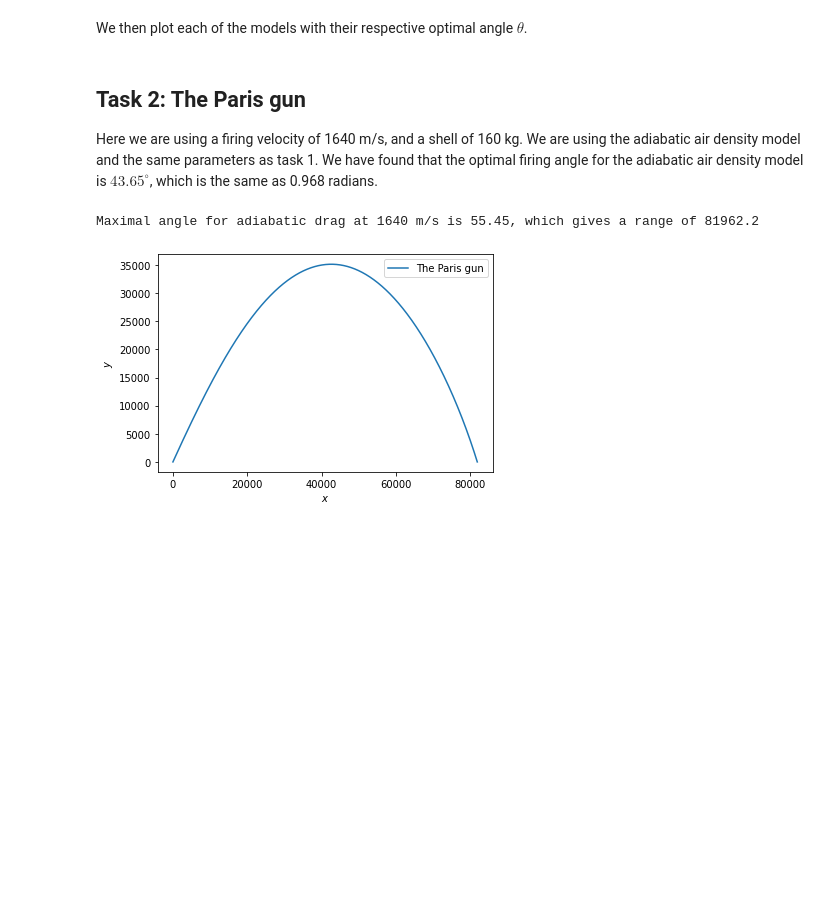
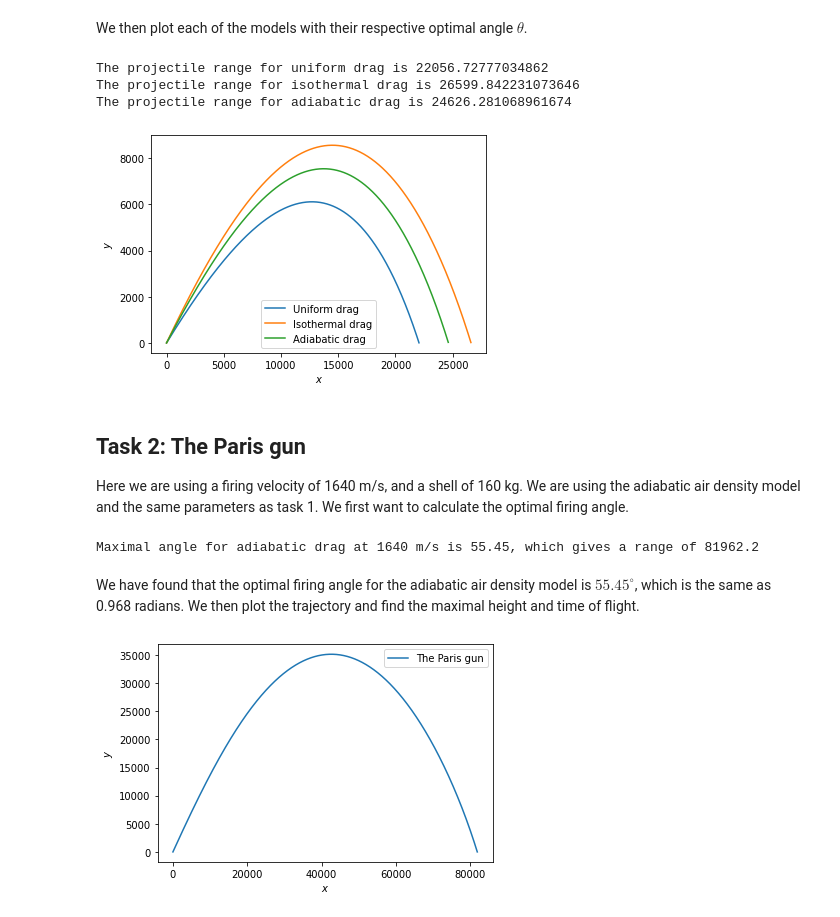
Before and after one commit to Inga-Konow/klasmek1, a Jupyter notebook: Assignment1.ipynb, the cells around one changed output. Drawn from its saved outputs; the diff is of its cells as text; code cells hidden in the pictures; blank space fills up the shorter version.

```diff
--- a/Assignment1.ipynb
+++ b/Assignment1.ipynb
@@ -96,31 +96,26 @@ class Drag_type(Enum):
 
 
 
-
+def phase_derivative_nodrag(ph: Phase, t: float):
+	'''Basic derivative-equation'''
+	return Phase(ph.v_x, ph.v_y, 0, -g)
 
 def phase_derivative_drag(ph: Phase, t: float, drag_multiplier=1):
-	'''Derivative-equation including drag, which allows for a atmosphere-specificdrag_multiplier'''
+	'''Derivative-equation including drag'''
 	#Friction points in negative-v-direction with size B*v^2, where
 	# B/m = drag_coefficient, so the acceleration caused
 	#  by friction is given by drag_coefficient * v * (-v-vector)
 	drag_factor = drag_coefficient*ph.speed()*drag_multiplier  #
 	return Phase(ph.v_x, ph.v_y, -drag_factor*ph.v_x, -drag_factor*ph.v_y-g)
 
-def phase_derivative_nodrag(ph: Phase, t: float):
-	'''Basic derivative-equation without drag'''
-	return phase_derivative_drag(ph, t, 0)
-
 def phase_derivative_isothermal_drag(ph: Phase, t: float):
-	'''Basic derivative-equation with isothermal atmosphere drag'''
 	drag_multiplier = np.exp(-ph.y/y0)
 	return phase_derivative_drag(ph, t, drag_multiplier)
 
 def phase_derivative_uniform_drag(ph: Phase, t: float):
-	'''Basic derivative-equation with uniform atmosphere drag'''
 	return phase_derivative_drag(ph, t)
 
 def phase_derivative_adiabatic_drag(ph: Phase, t: float):
-	'''Basic derivative-equation with adiabatic atmosphere drag'''
 	inside_constant=1-6.5e-3*ph.y/T0
 	inside_constant = max(inside_constant,0)
 	drag_multiplier = (inside_constant)**alfa
@@ -229,10 +224,33 @@ Maximal angle for isothermal drag at 700 m/s is 46.36, which gives a range of 26
 Maximal angle for adiabatic drag at 700 m/s is 43.64, which gives a range of 24640.1
 # %% [markdown]
 We then plot each of the models with their respective optimal angle $\theta$.
+# %%
+angles = [39.09,46.36,43.64]
+v = 700
+fig, ax = plt.subplots(1,1)
+i=0
+for drag_type in [Drag_type.UNIFORM, Drag_type.ISOTHERMAL, Drag_type.ADIABATIC]:
+    initial_phase = Phase(0, 0, *polar_to_cartesian(v, angles[i]*np.pi/180))
+    launch = SYS(initial_phase, drag_type=drag_type)
+    launch.propagate_until_crash(y_floor=0, dt=1e-1)
+    phases = launch.phases
+    xs, ys, vxs, vys = np.array(phases).T
+    ax.plot(xs, ys, label=drag_type.value)
+    ax.legend()
+    ax.set_xlabel(r"$x$")
+    ax.set_ylabel(r"$y$")
+    print(f"The projectile range for {drag_type.value.lower()} is {launch.crash_distance}")
+    i+=1
+plt.show()
+# %% [output]
+The projectile range for uniform drag is 22056.72777034862
+The projectile range for isothermal drag is 26599.842231073646
+The projectile range for adiabatic drag is 24626.281068961674
+[figure, added]
 # %% [markdown]
 ## Task 2: The Paris gun
 
-Here we are using a firing velocity of 1640 m/s, and a shell of 160 kg. We are using the adiabatic air density model and the same parameters as task 1. We have found that the optimal firing angle for the adiabatic air density model is $43.65^\circ$, which is the same as  0.968 radians.
+Here we are using a firing velocity of 1640 m/s, and a shell of 160 kg. We are using the adiabatic air density model and the same parameters as task 1. We first want to calculate the optimal firing angle.
 # %%
 v = 1640
 crashes = []
@@ -249,5 +267,7 @@ print(f"Maximal angle for {drag_type.value.lower()} at 1640 m/s is {thetas[arg]:
 # %% [output]
 Maximal angle for adiabatic drag at 1640 m/s is 55.45, which gives a range of 81962.2
+# %% [markdown]
+We have found that the optimal firing angle for the adiabatic air density model is $55.45^\circ$, which is the same as  0.968 radians. We then plot the trajectory and find the maximal height and time of flight.
 # %%
 v = 1640
 fig, ax = plt.subplots(1,1)
```
Also changed, not shown: parts of 2 cells of this notebook.
